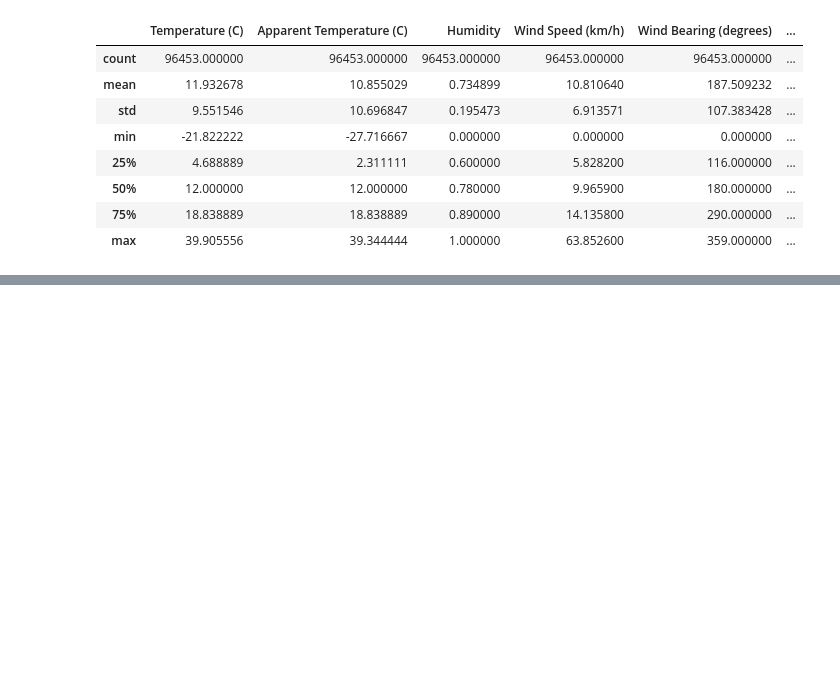
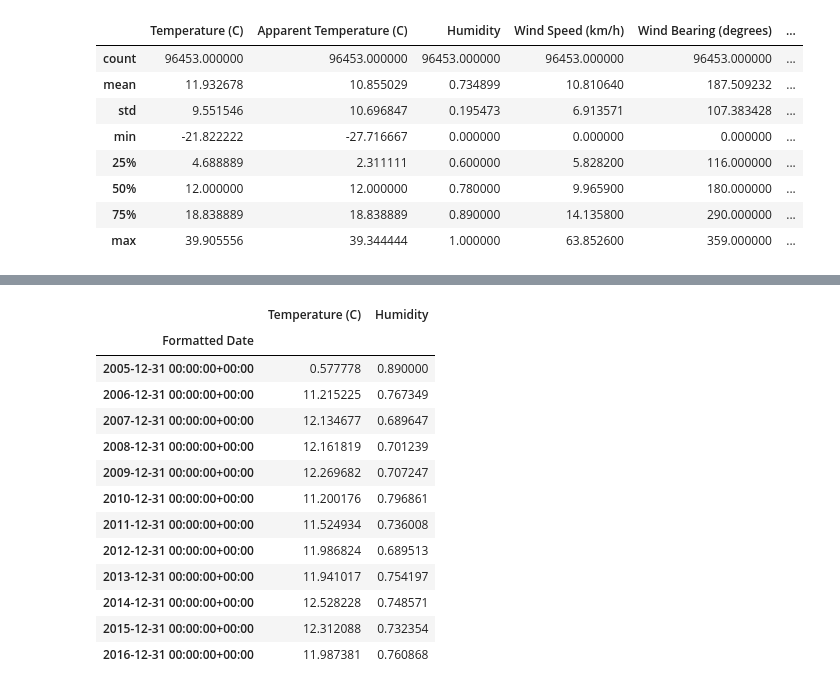
Before and after one commit to CMC-NCKH-2026/Weather_forcasting, a Jupyter notebook: notebooks/Data_Analysis.ipynb, the cells around one changed output, grey strips where cells are left out. Cells and saved outputs as stored; diff of their text form; code cells hidden in the pictures; blank space fills up the shorter version.

```diff
--- a/notebooks/Data_Analysis.ipynb
+++ b/notebooks/Data_Analysis.ipynb
@@ -46,0 +58,19 @@ df.describe()
+# %%
+#The temperature and humidity throughout the years
+yearly_avg = df[['Temperature (C)', 'Humidity']].resample('Y').mean()
+yearly_avg
+# %% [output]
+|  | Temperature (C) | Humidity |
+| Formatted Date |  |  |
+| 2005-12-31 00:00:00+00:00 | 0.577778 | 0.890000 |
+| 2006-12-31 00:00:00+00:00 | 11.215225 | 0.767349 |
+| 2007-12-31 00:00:00+00:00 | 12.134677 | 0.689647 |
+| 2008-12-31 00:00:00+00:00 | 12.161819 | 0.701239 |
+| 2009-12-31 00:00:00+00:00 | 12.269682 | 0.707247 |
+| 2010-12-31 00:00:00+00:00 | 11.200176 | 0.796861 |
+| 2011-12-31 00:00:00+00:00 | 11.524934 | 0.736008 |
+| 2012-12-31 00:00:00+00:00 | 11.986824 | 0.689513 |
+| 2013-12-31 00:00:00+00:00 | 11.941017 | 0.754197 |
+| 2014-12-31 00:00:00+00:00 | 12.528228 | 0.748571 |
+| 2015-12-31 00:00:00+00:00 | 12.312088 | 0.732354 |
+| 2016-12-31 00:00:00+00:00 | 11.987381 | 0.760868 |
```
Also changed, not shown: parts of 11 cells of this notebook, 4 other files.
